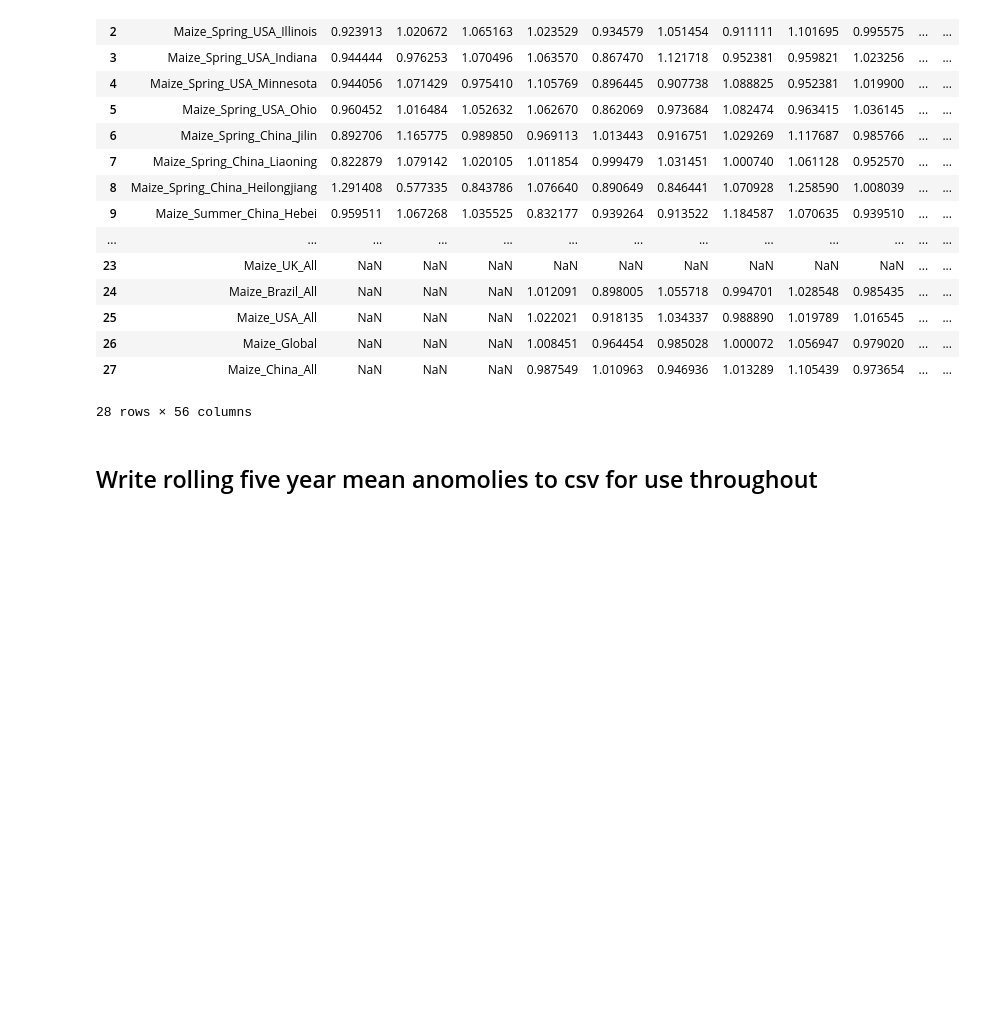
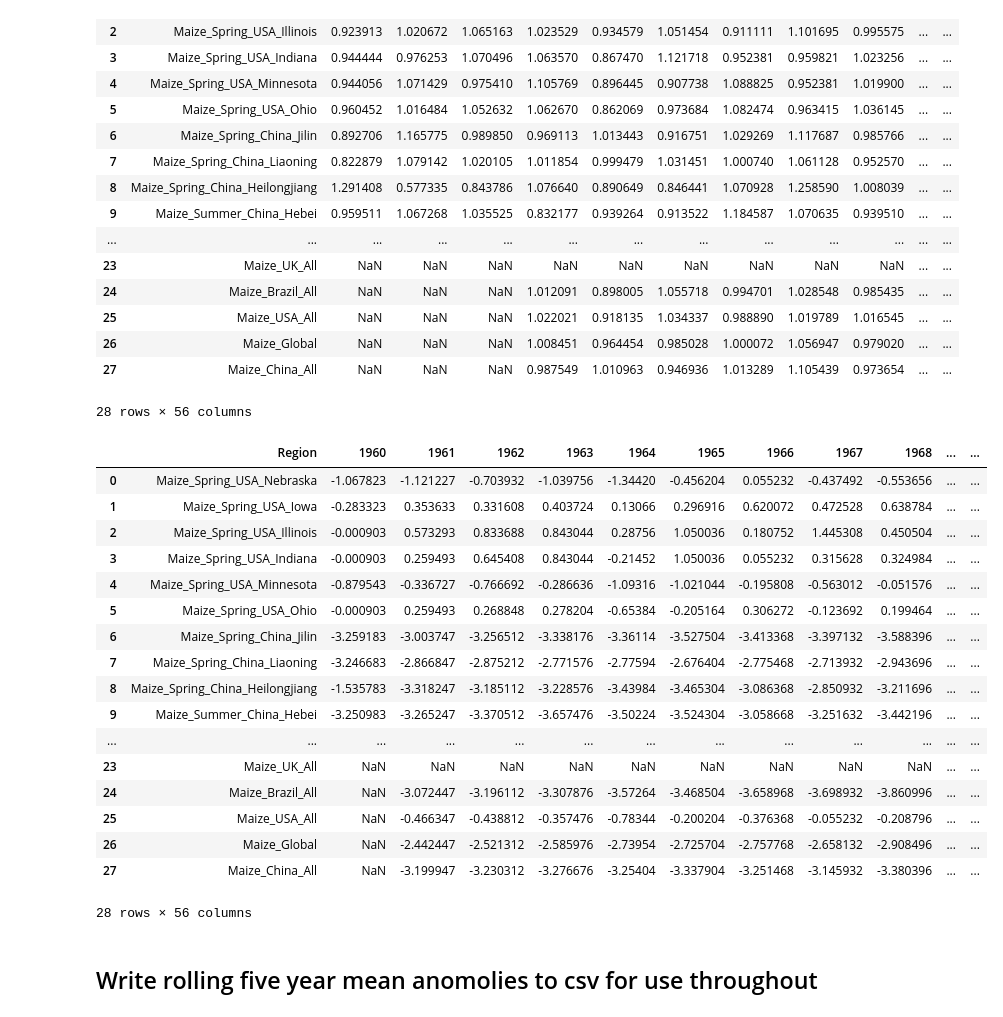
Before and after one commit to AnisaAubin/facynation, a Jupyter notebook: 8_mean_yield_fracs.ipynb, the cells around one changed output. Drawn from its saved outputs; the diff is of its cells as text; code cells hidden in the pictures; blank space fills up the shorter version.

```diff
--- a/8_mean_yield_fracs.ipynb
+++ b/8_mean_yield_fracs.ipynb
@@ -193,5 +209,6 @@ plt.savefig("./figs/yields_vs_mean_anoms.pdf")
 # %%
 mean_anoms = yields_for_comp.copy()
+lin_detrend_anoms = yields_for_comp.copy()
 # %%
 mean_anoms.loc[0, str(1960)]
 # %% [output]
@@ -206,9 +252,12 @@ for m, state in enumerate(all_regions):
                  for year in all_years_1960_2014]
     frac_anoms_by_year = yields_by_year / moving_mean(yields_by_year)
 
+    lin_detrend_anoms_by_year = yields_by_year - (slope * all_years_1960_2014 + intercept)
+
     #print(mean_anoms_by_year)
     for n,year in enumerate(all_years_1960_2014):
         mean_anoms.loc[m, str(year)] = frac_anoms_by_year[n]
+        lin_detrend_anoms.loc[m, str(year)] = lin_detrend_anoms_by_year[n]
 # %% [output]
 Maize_Spring_USA_Nebraska
 Maize_Spring_USA_Iowa
@@ -252,6 +301,27 @@ mean_anoms
 | 26 | Maize_Global | NaN | NaN | NaN | 1.008451 | 0.964454 | 0.985028 | 1.000072 | 1.056947 | 0.979020 | ... | ... |
 | 27 | Maize_China_All | NaN | NaN | NaN | 0.987549 | 1.010963 | 0.946936 | 1.013289 | 1.105439 | 0.973654 | ... | ... |
 28 rows × 56 columns
+# %%
+lin_detrend_anoms
+# %% [output]
+|  | Region | 1960 | 1961 | 1962 | 1963 | 1964 | 1965 | 1966 | 1967 | 1968 | ... | ... |
+| 0 | Maize_Spring_USA_Nebraska | -1.067823 | -1.121227 | -0.703932 | -1.039756 | -1.34420 | -0.456204 | 0.055232 | -0.437492 | -0.553656 | ... | ... |
+| 1 | Maize_Spring_USA_Iowa | -0.283323 | 0.353633 | 0.331608 | 0.403724 | 0.13066 | 0.296916 | 0.620072 | 0.472528 | 0.638784 | ... | ... |
+| 2 | Maize_Spring_USA_Illinois | -0.000903 | 0.573293 | 0.833688 | 0.843044 | 0.28756 | 1.050036 | 0.180752 | 1.445308 | 0.450504 | ... | ... |
+| 3 | Maize_Spring_USA_Indiana | -0.000903 | 0.259493 | 0.645408 | 0.843044 | -0.21452 | 1.050036 | 0.055232 | 0.315628 | 0.324984 | ... | ... |
+| 4 | Maize_Spring_USA_Minnesota | -0.879543 | -0.336727 | -0.766692 | -0.286636 | -1.09316 | -1.021044 | -0.195808 | -0.563012 | -0.051576 | ... | ... |
+| 5 | Maize_Spring_USA_Ohio | -0.000903 | 0.259493 | 0.268848 | 0.278204 | -0.65384 | -0.205164 | 0.306272 | -0.123692 | 0.199464 | ... | ... |
+| 6 | Maize_Spring_China_Jilin | -3.259183 | -3.003747 | -3.256512 | -3.338176 | -3.36114 | -3.527504 | -3.413368 | -3.397132 | -3.588396 | ... | ... |
+| 7 | Maize_Spring_China_Liaoning | -3.246683 | -2.866847 | -2.875212 | -2.771576 | -2.77594 | -2.676404 | -2.775468 | -2.713932 | -2.943696 | ... | ... |
+| 8 | Maize_Spring_China_Heilongjiang | -1.535783 | -3.318247 | -3.185112 | -3.228576 | -3.43984 | -3.465304 | -3.086368 | -2.850932 | -3.211696 | ... | ... |
+| 9 | Maize_Summer_China_Hebei | -3.250983 | -3.265247 | -3.370512 | -3.657476 | -3.50224 | -3.524304 | -3.058668 | -3.251632 | -3.442196 | ... | ... |
+| ... | ... | ... | ... | ... | ... | ... | ... | ... | ... | ... | ... | ... |
+| 23 | Maize_UK_All | NaN | NaN | NaN | NaN | NaN | NaN | NaN | NaN | NaN | ... | ... |
+| 24 | Maize_Brazil_All | NaN | -3.072447 | -3.196112 | -3.307876 | -3.57264 | -3.468504 | -3.658968 | -3.698932 | -3.860996 | ... | ... |
+| 25 | Maize_USA_All | NaN | -0.466347 | -0.438812 | -0.357476 | -0.78344 | -0.200204 | -0.376368 | -0.055232 | -0.208796 | ... | ... |
+| 26 | Maize_Global | NaN | -2.442447 | -2.521312 | -2.585976 | -2.73954 | -2.725704 | -2.757768 | -2.658132 | -2.908496 | ... | ... |
+| 27 | Maize_China_All | NaN | -3.199947 | -3.230312 | -3.276676 | -3.25404 | -3.337904 | -3.251468 | -3.145932 | -3.380396 | ... | ... |
+28 rows × 56 columns
 # %% [markdown]
 ## Write rolling five year mean anomolies to csv for use throughout
 # %%
```
Also changed, not shown: parts of 7 cells of this notebook, 1 other file.
